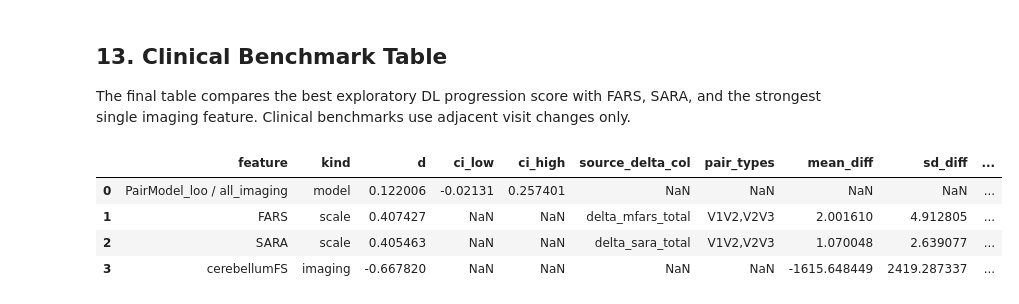
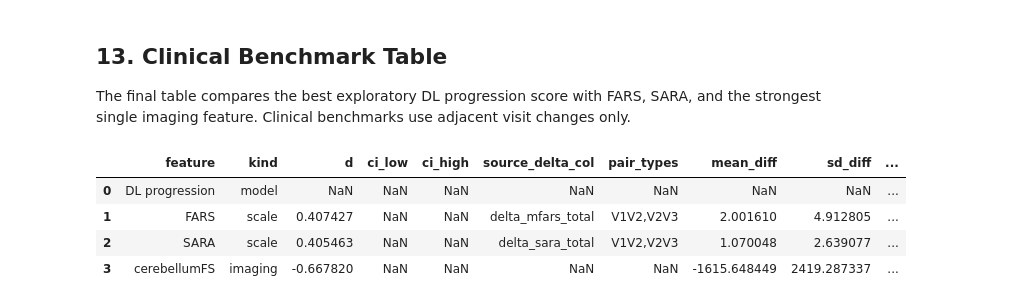
Before and after one commit to YubotKwng/Biomakers, a Jupyter notebook: notebooks/progression_dl.ipynb, the cells around one changed output. Cells and saved outputs as stored; diff of their text form; code cells hidden in the pictures.

```diff
--- a/notebooks/progression_dl.ipynb
+++ b/notebooks/progression_dl.ipynb
@@ -556,35 +596,35 @@ clinical_ref = clinical_change_effect_sizes(pairs_df, scale_cols=("FARS", "SARA"
 
 all_dl = pd.concat([pd.DataFrame(fusion_results), pd.DataFrame(pair_results)], ignore_index=True)
 if len(all_dl):
-    best_dl = all_dl.sort_values("d_score", ascending=False).head(1).iloc[0]
+    best_dl = all_dl.sort_values(["mean_validation_annual_dz", "annual_interval_gap"], ascending=[False, True]).head(1).iloc[0]
     best_oof = best_dl.get("oof_df") if "oof_df" in best_dl.index else None
     ci_low = ci_high = np.nan
     if isinstance(best_oof, pd.DataFrame) and len(best_oof):
         _, ci_low, ci_high = bootstrap_ci_d(best_oof.rename(columns={"score": "value"}), "subject", "visit", "value")
     model_row = pd.DataFrame([{
         "feature": f"{best_dl.get('model', 'DL progression')} / {best_dl.get('feature_pool', '')}",
         "kind": "model",
         "d": best_dl.get("d_score", np.nan),
         "ci_low": ci_low,
         "ci_high": ci_high,
         "source_delta_col": np.nan,
         "pair_types": np.nan,
     }])
 else:
     model_row = pd.DataFrame([{"feature": "DL progression", "kind": "model", "d": np.nan, "ci_low": np.nan, "ci_high": np.nan, "source_delta_col": np.nan, "pair_types": np.nan}])
 
 bench_rows = []
 for scale in ("FARS", "SARA"):
     hit = clinical_ref[(clinical_ref["kind"] == "scale") & (clinical_ref["feature"] == scale)].head(1)
     if len(hit):
         bench_rows.append(hit.iloc[0].to_dict())
 top_img = imaging_ref[imaging_ref["kind"] == "imaging"].head(1)
 if len(top_img):
     bench_rows.append(top_img.iloc[0].to_dict())
 display(pd.concat([model_row, pd.DataFrame(bench_rows)], ignore_index=True))
 # %% [output]
 |  | feature | kind | d | ci_low | ci_high | source_delta_col | pair_types | mean_diff | sd_diff | ... |
-| 0 | PairModel_loo / all_imaging | model | 0.122006 | -0.02131 | 0.257401 | NaN | NaN | NaN | NaN | ... |
+| 0 | DL progression | model | NaN | NaN | NaN | NaN | NaN | NaN | NaN | ... |
 | 1 | FARS | scale | 0.407427 | NaN | NaN | delta_mfars_total | V1V2,V2V3 | 2.001610 | 4.912805 | ... |
 | 2 | SARA | scale | 0.405463 | NaN | NaN | delta_sara_total | V1V2,V2V3 | 1.070048 | 2.639077 | ... |
 | 3 | cerebellumFS | imaging | -0.667820 | NaN | NaN | NaN | NaN | -1615.648449 | 2419.287337 | ... |
```
Also changed, not shown: parts of 7 cells of this notebook, 14 other files.
